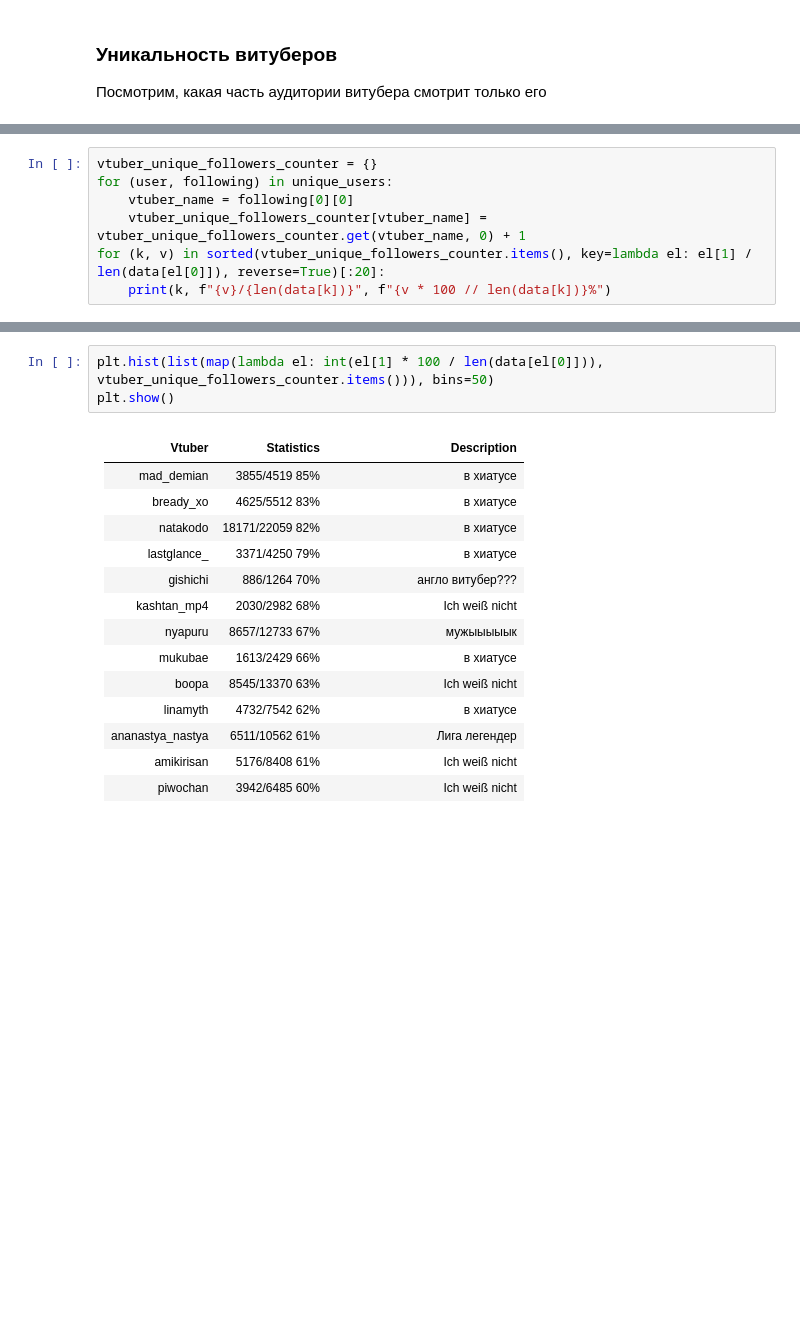
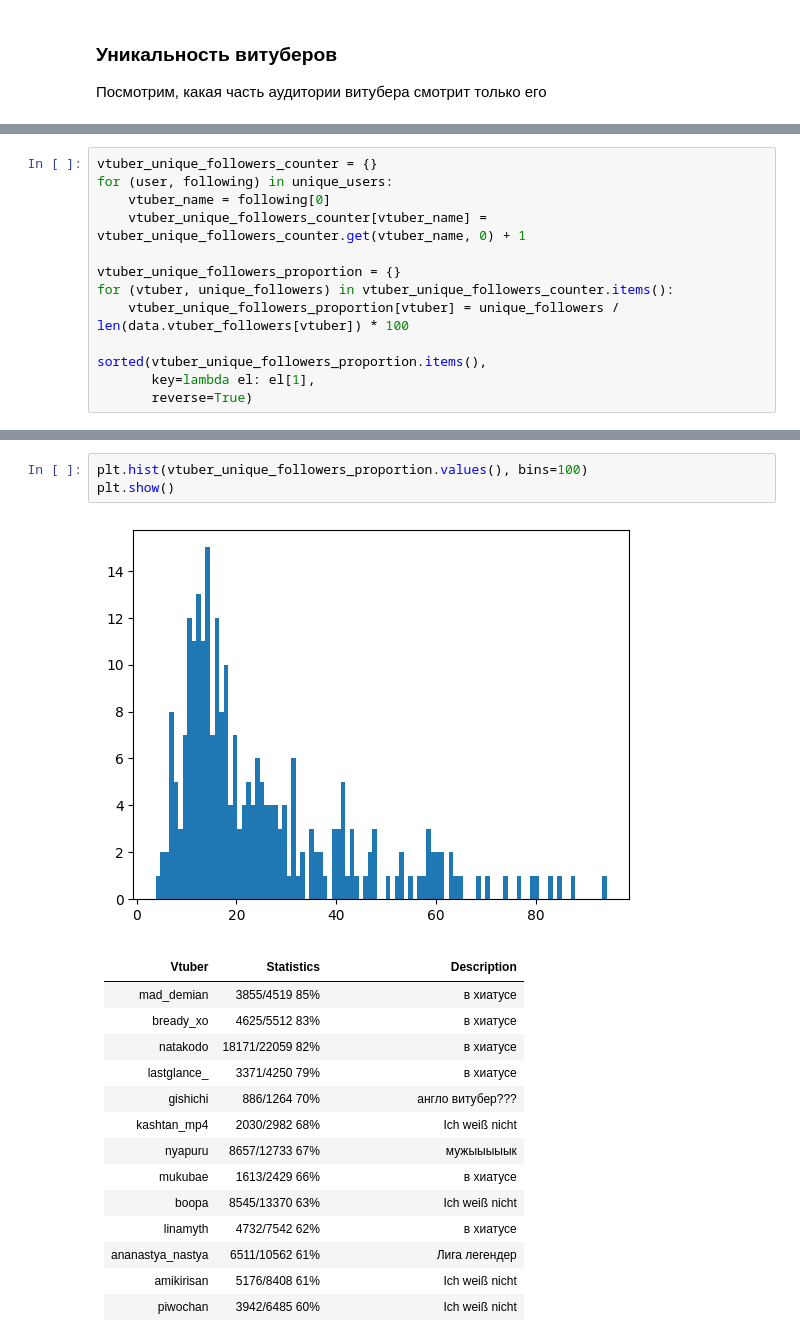
Before and after one commit to voidleko/TwitchGraphQLScripts, a Jupyter notebook: analyse/vtube_analytics.ipynb, the cells around one changed output, grey strips where cells are left out. Drawn from its saved outputs; the diff is of its cells as text; blank space fills up the shorter version.

```diff
--- a/analyse/vtube_analytics.ipynb
+++ b/analyse/vtube_analytics.ipynb
@@ -284,7 +275,13 @@ print(len(unique_users))
 # %%
 vtuber_unique_followers_counter = {}
 for (user, following) in unique_users:
-    vtuber_name = following[0][0]
+    vtuber_name = following[0]
     vtuber_unique_followers_counter[vtuber_name] = vtuber_unique_followers_counter.get(vtuber_name, 0) + 1
-for (k, v) in sorted(vtuber_unique_followers_counter.items(), key=lambda el: el[1] / len(data[el[0]]), reverse=True)[:20]:
-    print(k, f"{v}/{len(data[k])}", f"{v * 100 // len(data[k])}%")
+
+vtuber_unique_followers_proportion = {}
+for (vtuber, unique_followers) in vtuber_unique_followers_counter.items():
+    vtuber_unique_followers_proportion[vtuber] = unique_followers / len(data.vtuber_followers[vtuber]) * 100
+
+sorted(vtuber_unique_followers_proportion.items(),
+       key=lambda el: el[1],
+       reverse=True)
@@ -291,6 +306,8 @@ for (k, v) in sorted(vtuber_unique_followers_counter.items(), key=lambda el: el[
 # %%
-plt.hist(list(map(lambda el: int(el[1] * 100 / len(data[el[0]])), vtuber_unique_followers_counter.items())), bins=50)
+plt.hist(vtuber_unique_followers_proportion.values(), bins=100)
 plt.show()
+# %% [output]
+[figure, added]
 # %% [markdown]
 | Vtuber | Statistics | Description |
 | --- | --- | --- |
```
Also changed, not shown: parts of 54 cells of this notebook, 3 other files.
